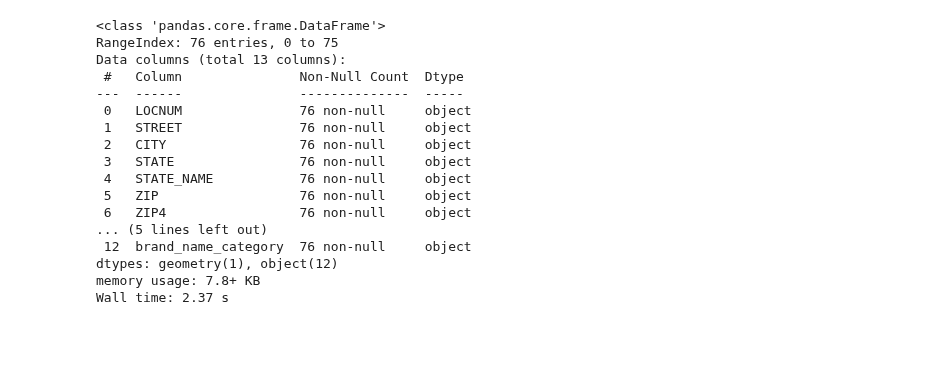
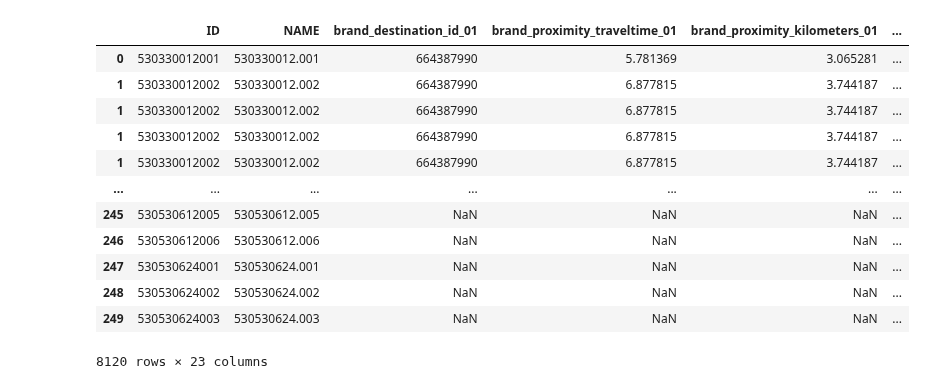
Before and after one commit to knu2xs/demographic-modeling, a Jupyter notebook: notebooks/stash/get-nearest.ipynb, the cells around one changed output. Drawn from its saved outputs; the diff is of its cells as text; code cells hidden in the pictures; blank space fills up the shorter version.

```diff
--- a/notebooks/stash/get-nearest.ipynb
+++ b/notebooks/stash/get-nearest.ipynb
@@ -227,6 +61,6 @@ Wall time: 500 ms
 # %%
 %%time
-bg_df = aoi_df.dm.level(0).get()
+bg_df = aoi_df.mdl.level(0).get()
 
 bg_df.info()
 # %% [output]
@@ -244,7 +79,6 @@ Wall time: 14 s
 # %%
 %%time
-biz_df = usa.business.get_by_name('ace hardware', aoi_df).drop(columns=biz_drop_cols)
-biz_df.spatial.set_geometry('SHAPE')
+biz_df = aoi_df.mdl.business.get_by_name('ace hardware')
 
 biz_df.info()
 # %% [output]
@@ -268,7 +115,8 @@ Wall time: 2.54 s
 # %%
 %%time
-bg_near_biz_df = bg_df.dm.get_nearest(biz_df, origin_id_column='ID', near_prefix='brand')
+bg_near_biz_df = bg_df[:250].mdl.proximity.get_nearest(biz_df, origin_id_column='ID', near_prefix='brand')
 
-bg_near_biz_df.info()
+print(bg_near_biz_df.info())
+bg_near_biz_df.head()
 # %% [output]
 <class 'pandas.core.frame.DataFrame'>
@@ -291,26 +146,25 @@ Wall time: 6min 1s
+# %%
+bg_near_biz_df
+# %% [output]
+|  | ID | NAME | brand_destination_id_01 | brand_proximity_traveltime_01 | brand_proximity_kilometers_01 | ... |
+| 0 | 530330012001 | 530330012.001 | 664387990 | 5.781369 | 3.065281 | ... |
+| 1 | 530330012002 | 530330012.002 | 664387990 | 6.877815 | 3.744187 | ... |
+| 1 | 530330012002 | 530330012.002 | 664387990 | 6.877815 | 3.744187 | ... |
+| 1 | 530330012002 | 530330012.002 | 664387990 | 6.877815 | 3.744187 | ... |
+| 1 | 530330012002 | 530330012.002 | 664387990 | 6.877815 | 3.744187 | ... |
+| ... | ... | ... | ... | ... | ... | ... |
+| 245 | 530530612005 | 530530612.005 | NaN | NaN | NaN | ... |
+| 246 | 530530612006 | 530530612.006 | NaN | NaN | NaN | ... |
+| 247 | 530530624001 | 530530624.001 | NaN | NaN | NaN | ... |
+| 248 | 530530624002 | 530530624.002 | NaN | NaN | NaN | ... |
+| 249 | 530530624003 | 530530624.003 | NaN | NaN | NaN | ... |
+8120 rows × 23 columns
 # %%
 %%time
 comp_df = usa.business.get_competition(biz_df, aoi_df, local_threshold=3).drop(columns=biz_drop_cols)
 comp_df.spatial.set_geometry('SHAPE')
 
-comp_df.info()
+print(comp_df.info())
+comp_df.head()
-# %% [output]
-<class 'pandas.core.frame.DataFrame'>
-RangeIndex: 76 entries, 0 to 75
-Data columns (total 13 columns):
- #   Column               Non-Null Count  Dtype
----  ------               --------------  -----
- 0   LOCNUM               76 non-null     object
- 1   STREET               76 non-null     object
- 2   CITY                 76 non-null     object
- 3   STATE                76 non-null     object
- 4   STATE_NAME           76 non-null     object
- 5   ZIP                  76 non-null     object
- 6   ZIP4                 76 non-null     object
-... (5 lines left out)
- 12  brand_name_category  76 non-null     object
-dtypes: geometry(1), object(12)
-memory usage: 7.8+ KB
-Wall time: 2.37 s
 # %%
 %%time
```
Also changed, not shown: parts of 20 cells of this notebook, 3 other files.
